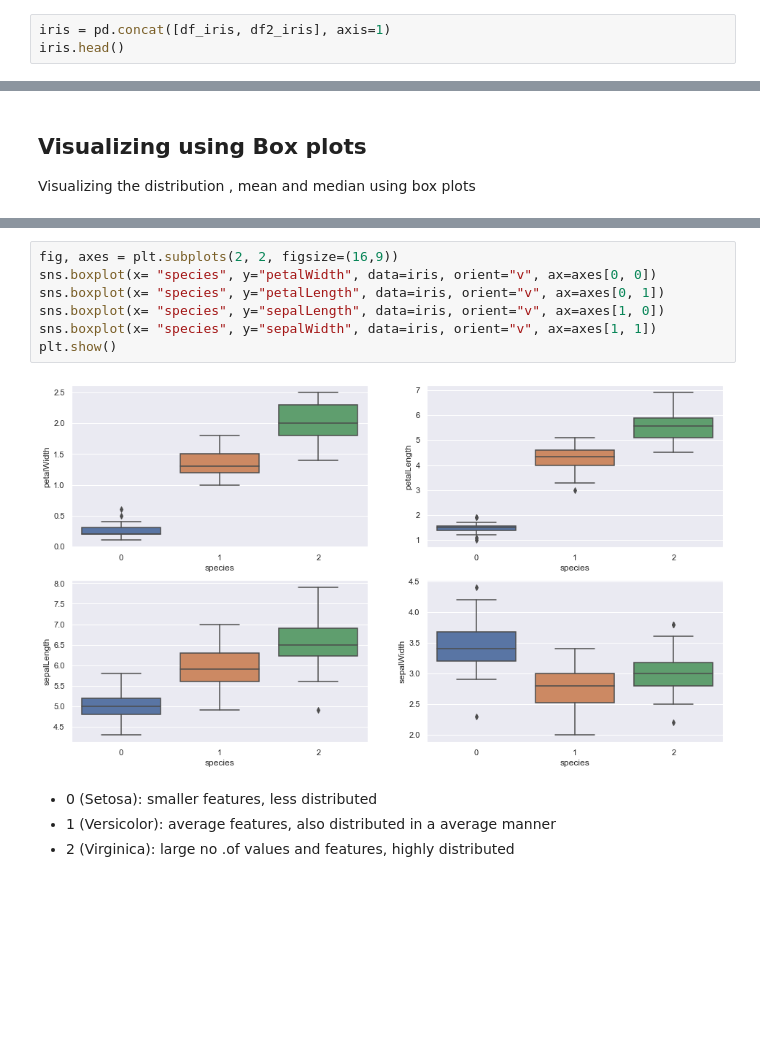
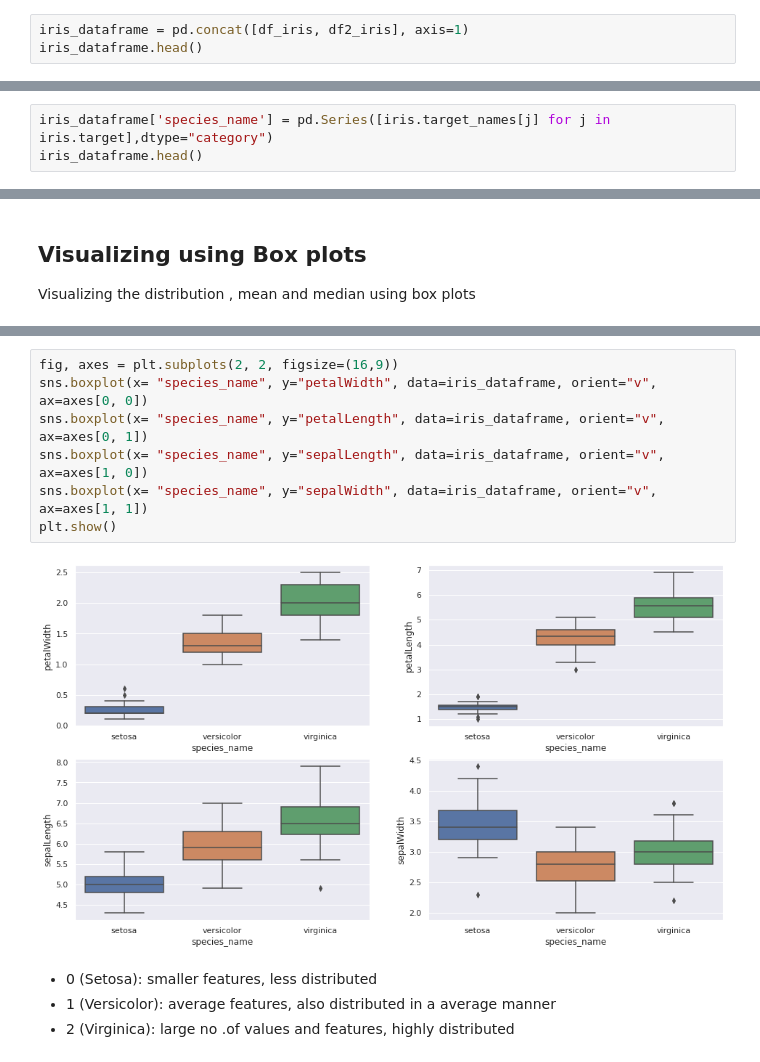
Before and after one commit to nafisa-samia/Statistical-Analysis-of-Iris-Dataset, a Jupyter notebook: Statistical Analysis with Iris Data.ipynb, the cells around one changed output, grey strips where cells are left out. Drawn from its saved outputs; the diff is of its cells as text; blank space fills up the shorter version.

```diff
--- a/Statistical Analysis with Iris Data.ipynb
+++ b/Statistical Analysis with Iris Data.ipynb
@@ -60,8 +53,8 @@ df2_iris.head()
 | 3 | 0 |
 | 4 | 0 |
 # %%
-iris = pd.concat([df_iris, df2_iris], axis=1)
-iris.head()
+iris_dataframe = pd.concat([df_iris, df2_iris], axis=1)
+iris_dataframe.head()
 # %% [output]
 |  | sepalLength | sepalWidth | petalLength | petalWidth | species |
 | 0 | 5.1 | 3.5 | 1.4 | 0.2 | 0 |
@@ -69,3 +62,6 @@ iris.head()
 | 2 | 4.7 | 3.2 | 1.3 | 0.2 | 0 |
 | 3 | 4.6 | 3.1 | 1.5 | 0.2 | 0 |
 | 4 | 5.0 | 3.6 | 1.4 | 0.2 | 0 |
+# %%
+iris_dataframe['species_name'] = pd.Series([iris.target_names[j] for j in iris.target],dtype="category")
+iris_dataframe.head()
@@ -189,13 +194,13 @@ iris.groupby("species").agg(["mean", "median"])
 | 2 | 6.588 | 6.5 | 2.974 | 3.0 | 5.552 | 5.55 | 2.026 | 2.0 |
 # %%
 fig, axes = plt.subplots(2, 2, figsize=(16,9))
-sns.boxplot(x= "species", y="petalWidth", data=iris, orient="v", ax=axes[0, 0])
-sns.boxplot(x= "species", y="petalLength", data=iris, orient="v", ax=axes[0, 1])
-sns.boxplot(x= "species", y="sepalLength", data=iris, orient="v", ax=axes[1, 0])
-sns.boxplot(x= "species", y="sepalWidth", data=iris, orient="v", ax=axes[1, 1])
+sns.boxplot(x= "species_name", y="petalWidth", data=iris_dataframe, orient="v", ax=axes[0, 0])
+sns.boxplot(x= "species_name", y="petalLength", data=iris_dataframe, orient="v", ax=axes[0, 1])
+sns.boxplot(x= "species_name", y="sepalLength", data=iris_dataframe, orient="v", ax=axes[1, 0])
+sns.boxplot(x= "species_name", y="sepalWidth", data=iris_dataframe, orient="v", ax=axes[1, 1])
 plt.show()
 # %% [output]
-[figure, old version]
+[figure, new version]
 # %% [markdown]
 - 0 (Setosa): smaller features, less distributed
 - 1 (Versicolor): average features, also distributed in a average manner
```
Also changed, not shown: parts of 56 cells of this notebook, 1 other file.
